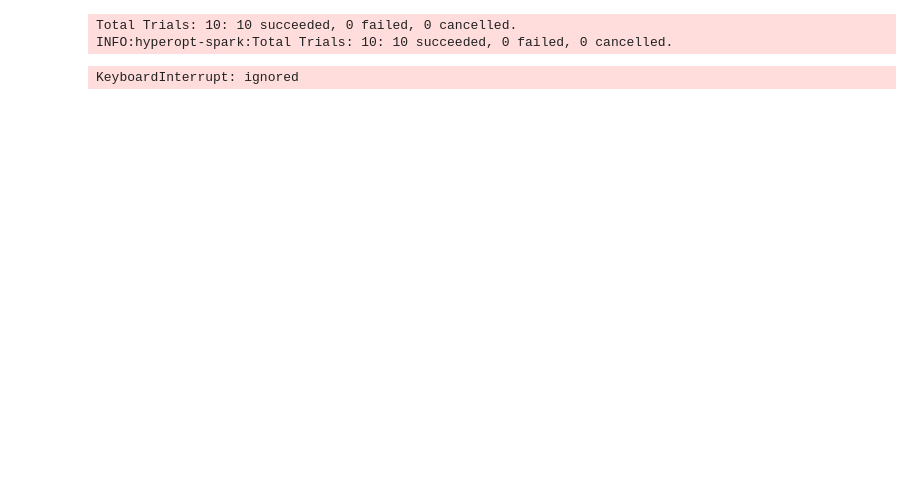
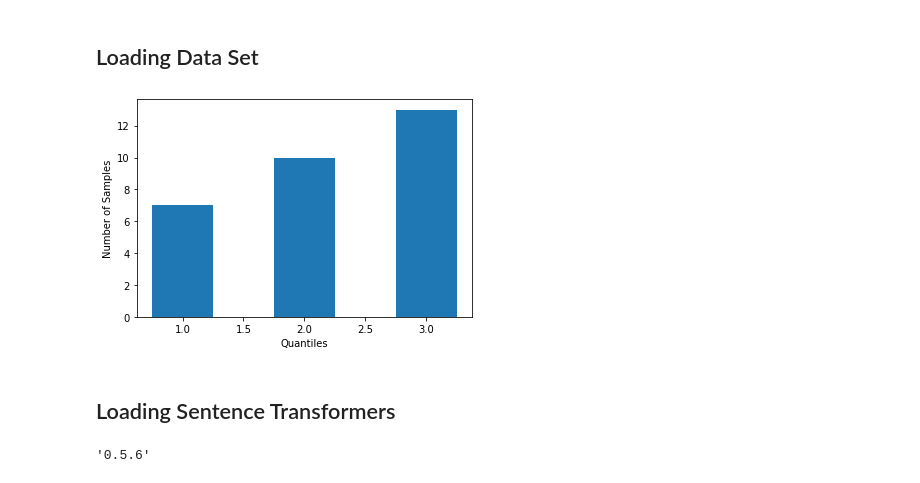
Before and after one commit to jamslaugh/Data-Science-Projects, a Jupyter notebook: distributed_hyperopt.ipynb, the cells around one changed output. Drawn from its saved outputs; the diff is of its cells as text; code cells hidden in the pictures; blank space fills up the shorter version.

```diff
--- a/distributed_hyperopt.ipynb
+++ b/distributed_hyperopt.ipynb
@@ -289,3 +274,19 @@ def bayesian_search(embeddings, space, label_lower, label_upper, max_evals=100):
                                       random_state = best_params['random_state'])
 
     return best_params, best_clusters, trials
+# %% [markdown]
+## Loading Data Set
+# %%
+data_sample = spark.read.option("delimiter", ",").option("header", "true").csv('./train.csv')
+slen = udf(lambda s: len(s), types.IntegerType())
+data_sample = data_sample.withColumn('number_of_words',slen(F.split(data_sample.text," ")))
+# %%
+import matplotlib.pyplot as plt
+quantiles = [0.25,0.5,0.75]
+plt.subplots()
+plt.bar([1,2,3],data_sample.approxQuantile('number_of_words',quantiles,0.04), width = 0.5)
+plt.xlabel('Quantiles')
+plt.ylabel('Number of Samples')
+plt.show()
+# %% [output]
+[figure, added]
@@ -291,0 +296,2 @@ def bayesian_search(embeddings, space, label_lower, label_upper, max_evals=100):
+# %% [markdown]
+## Loading Sentence Transformers
@@ -292,6 +323,13 @@ def bayesian_search(embeddings, space, label_lower, label_upper, max_evals=100):
+# %%
+pynndescent.__version__
+# %% [output]
+'0.5.6'
 # %%
-#fundamental to make UMAP work with spark
+import collections
+# Fix for UMAP to work! Numba gives some issues here
+collections.namedtuple("n", [], module=__name__)
 pynndescent.rp_trees.FlatTree.__module__  = "pynndescent.rp_trees"
+
 hspace = {
     "n_neighbors": hp.choice('n_neighbors', range(3,16)),
     "n_components": hp.choice('n_components', range(3,16)),
@@ -302,14 +340,10 @@ hspace = {
 
 label_lower = 30
 label_upper = 100
-max_evals = 100
+max_evals = 30
 
 bayesian_search(embeddings_st1,
                 space=hspace,
                 label_lower=label_lower,
                 label_upper=label_upper,
                 max_evals=max_evals)
-# %% [output]
-Total Trials: 10: 10 succeeded, 0 failed, 0 cancelled.
-INFO:hyperopt-spark:Total Trials: 10: 10 succeeded, 0 failed, 0 cancelled.
-KeyboardInterrupt: ignored
```
Also changed, not shown: parts of 33 cells of this notebook.
